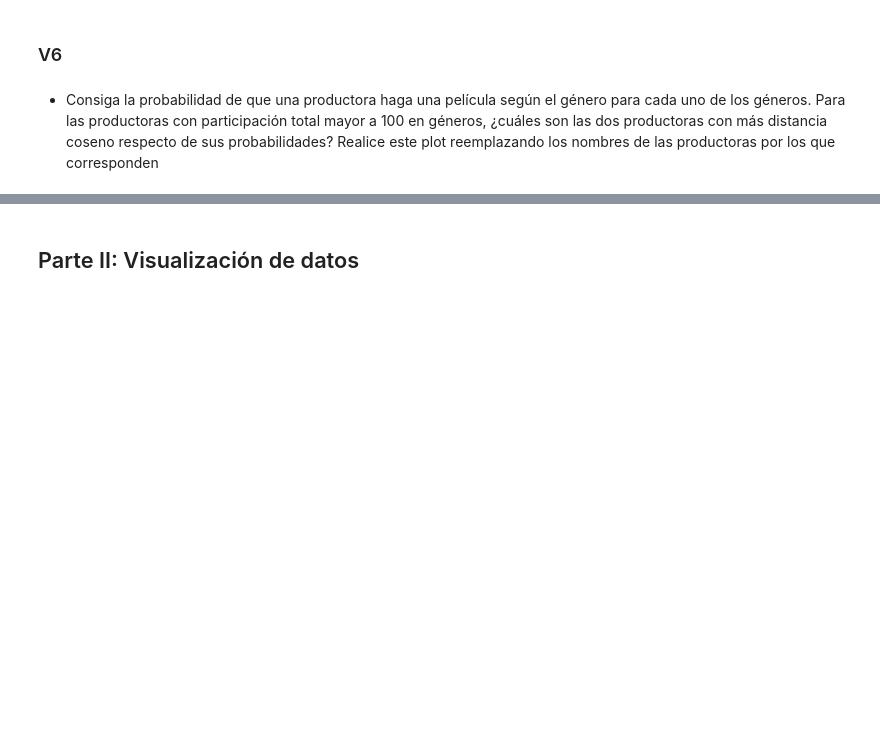
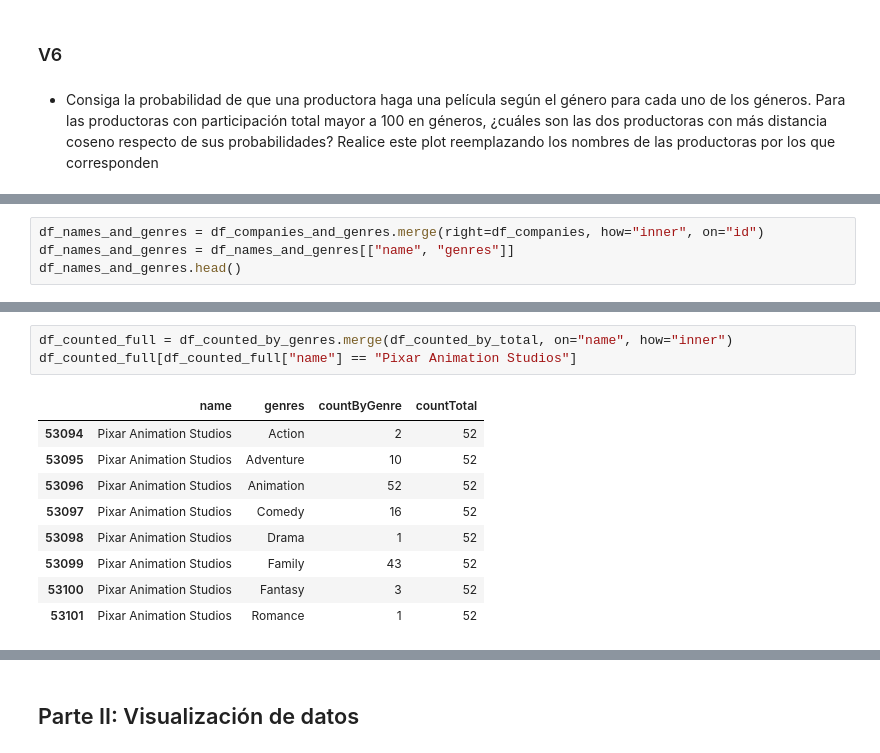
Before and after one commit to Nacho2904/orga_de_datos, a Jupyter notebook: tp_1.ipynb, the cells around one changed output, grey strips where cells are left out. Saved outputs shown, nothing was run; the diff lists cells and outputs as text; blank space fills up the shorter version.

```diff
--- a/tp_1.ipynb
+++ b/tp_1.ipynb
@@ -923,0 +1000,4 @@ bp.get_legend()
+# %%
+df_names_and_genres = df_companies_and_genres.merge(right=df_companies, how="inner", on="id")
+df_names_and_genres = df_names_and_genres[["name", "genres"]]
+df_names_and_genres.head()
@@ -923,0 +1050,13 @@ bp.get_legend()
+# %%
+df_counted_full = df_counted_by_genres.merge(df_counted_by_total, on="name", how="inner")
+df_counted_full[df_counted_full["name"] == "Pixar Animation Studios"]
+# %% [output]
+|  | name | genres | countByGenre | countTotal |
+| 53094 | Pixar Animation Studios | Action | 2 | 52 |
+| 53095 | Pixar Animation Studios | Adventure | 10 | 52 |
+| 53096 | Pixar Animation Studios | Animation | 52 | 52 |
+| 53097 | Pixar Animation Studios | Comedy | 16 | 52 |
+| 53098 | Pixar Animation Studios | Drama | 1 | 52 |
+| 53099 | Pixar Animation Studios | Family | 43 | 52 |
+| 53100 | Pixar Animation Studios | Fantasy | 3 | 52 |
+| 53101 | Pixar Animation Studios | Romance | 1 | 52 |
```
Also changed, not shown: parts of 26 cells of this notebook.
